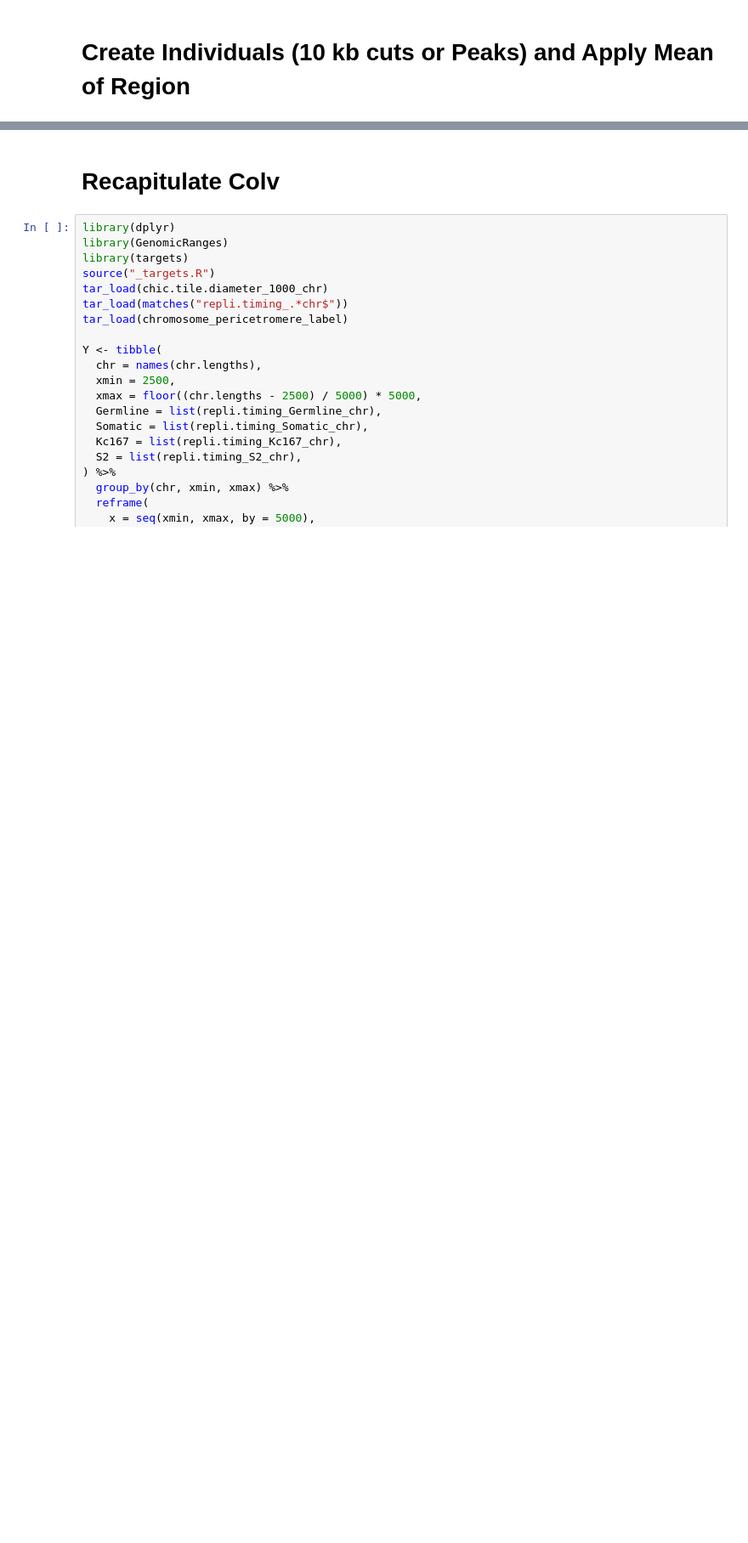
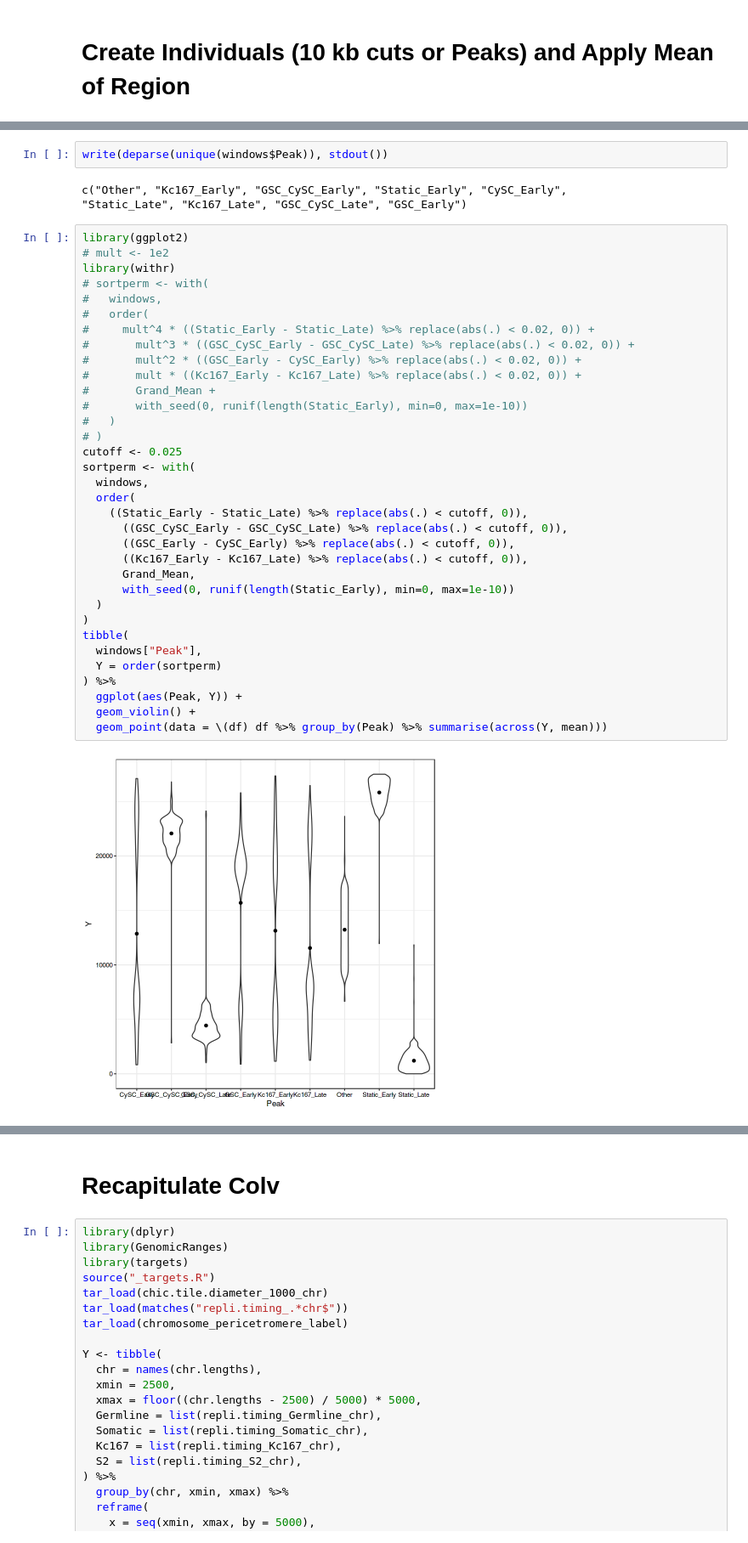
Before and after one commit to ringw/Upd-Germline-Genomics, a Jupyter notebook: illustrations/Repli-Heatmap.ipynb, the cells around one changed output, grey strips where cells are left out. Shown at 85% size. Cells and saved outputs as stored; diff of their text form; blank space fills up the shorter version.

```diff
--- a/illustrations/Repli-Heatmap.ipynb
+++ b/illustrations/Repli-Heatmap.ipynb
@@ -297,3 +233,44 @@ i Run `dplyr::last_dplyr_warnings()` to see the 50 remaining warnings."
+# %%
+write(deparse(unique(windows$Peak)), stdout())
+# %% [output]
+c("Other", "Kc167_Early", "GSC_CySC_Early", "Static_Early", "CySC_Early",
+"Static_Late", "Kc167_Late", "GSC_CySC_Late", "GSC_Early")
+# %%
+library(ggplot2)
+# mult <- 1e2
+library(withr)
+# sortperm <- with(
+#   windows,
+#   order(
+#     mult^4 * ((Static_Early - Static_Late) %>% replace(abs(.) < 0.02, 0)) +
+#       mult^3 * ((GSC_CySC_Early - GSC_CySC_Late) %>% replace(abs(.) < 0.02, 0)) +
+#       mult^2 * ((GSC_Early - CySC_Early) %>% replace(abs(.) < 0.02, 0)) +
+#       mult * ((Kc167_Early - Kc167_Late) %>% replace(abs(.) < 0.02, 0)) +
+#       Grand_Mean +
+#       with_seed(0, runif(length(Static_Early), min=0, max=1e-10))
+#   )
+# )
+cutoff <- 0.025
+sortperm <- with(
+  windows,
+  order(
+    ((Static_Early - Static_Late) %>% replace(abs(.) < cutoff, 0)),
+      ((GSC_CySC_Early - GSC_CySC_Late) %>% replace(abs(.) < cutoff, 0)),
+      ((GSC_Early - CySC_Early) %>% replace(abs(.) < cutoff, 0)),
+      ((Kc167_Early - Kc167_Late) %>% replace(abs(.) < cutoff, 0)),
+      Grand_Mean,
+      with_seed(0, runif(length(Static_Early), min=0, max=1e-10))
+  )
+)
+tibble(
+  windows["Peak"],
+  Y = order(sortperm)
+) %>%
+  ggplot(aes(Peak, Y)) +
+  geom_violin() +
+  geom_point(data = \(df) df %>% group_by(Peak) %>% summarise(across(Y, mean)))
+# %% [output]
+[figure, added]
 # %%
 library(ggnewscale)
 library(ggplot2)
```
Also changed, not shown: parts of 35 cells of this notebook.
